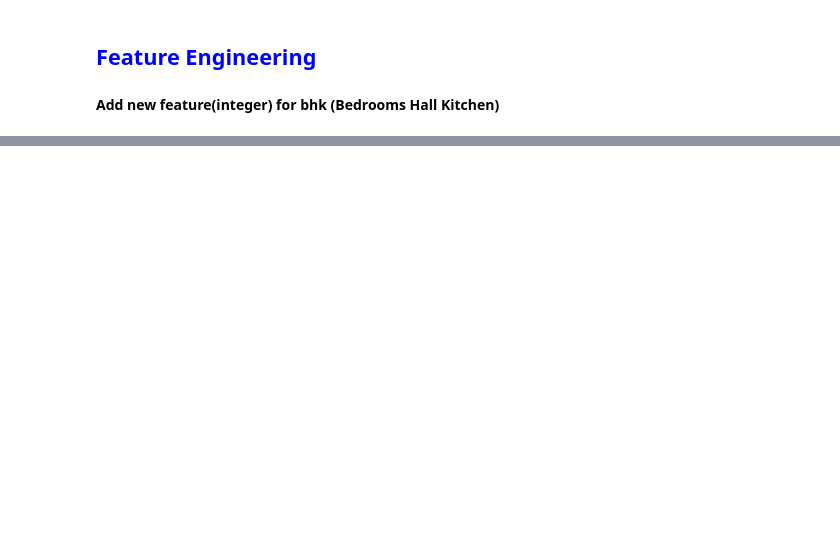
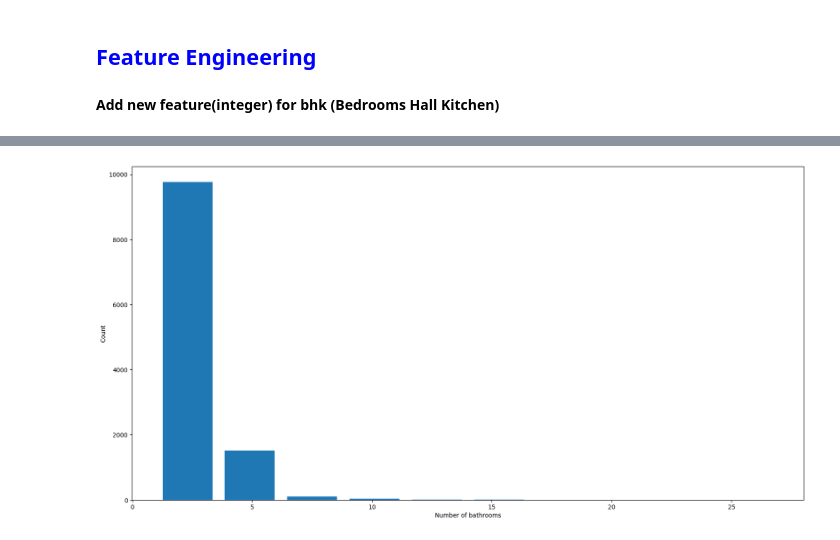
Before and after one commit to pras-ops/Bangalore-House-Price-Prediction-, a Jupyter notebook: notebooks/Feature_Engineering.ipynb, the cells around one changed output, grey strips where cells are left out. Saved outputs shown, nothing was run; the diff lists cells and outputs as text; code cells hidden in the pictures; blank space fills up the shorter version.

```diff
--- a/notebooks/Feature_Engineering.ipynb
+++ b/notebooks/Feature_Engineering.ipynb
@@ -9,0 +178,7 @@ NameError: name 'df3' is not defined
+# %%
+plt.hist(df6.bath,rwidth=0.8)
+plt.xlabel("Number of bathrooms")
+plt.ylabel("Count")
+plt.savefig('C:/Users/pj/Downloads/Bangalore House Price Prediction/reports/visualization/No_Bathroom_plot.png')
+# %% [output]
+[figure, added]
```
Also changed, not shown: parts of 42 cells of this notebook, 11 other files.
